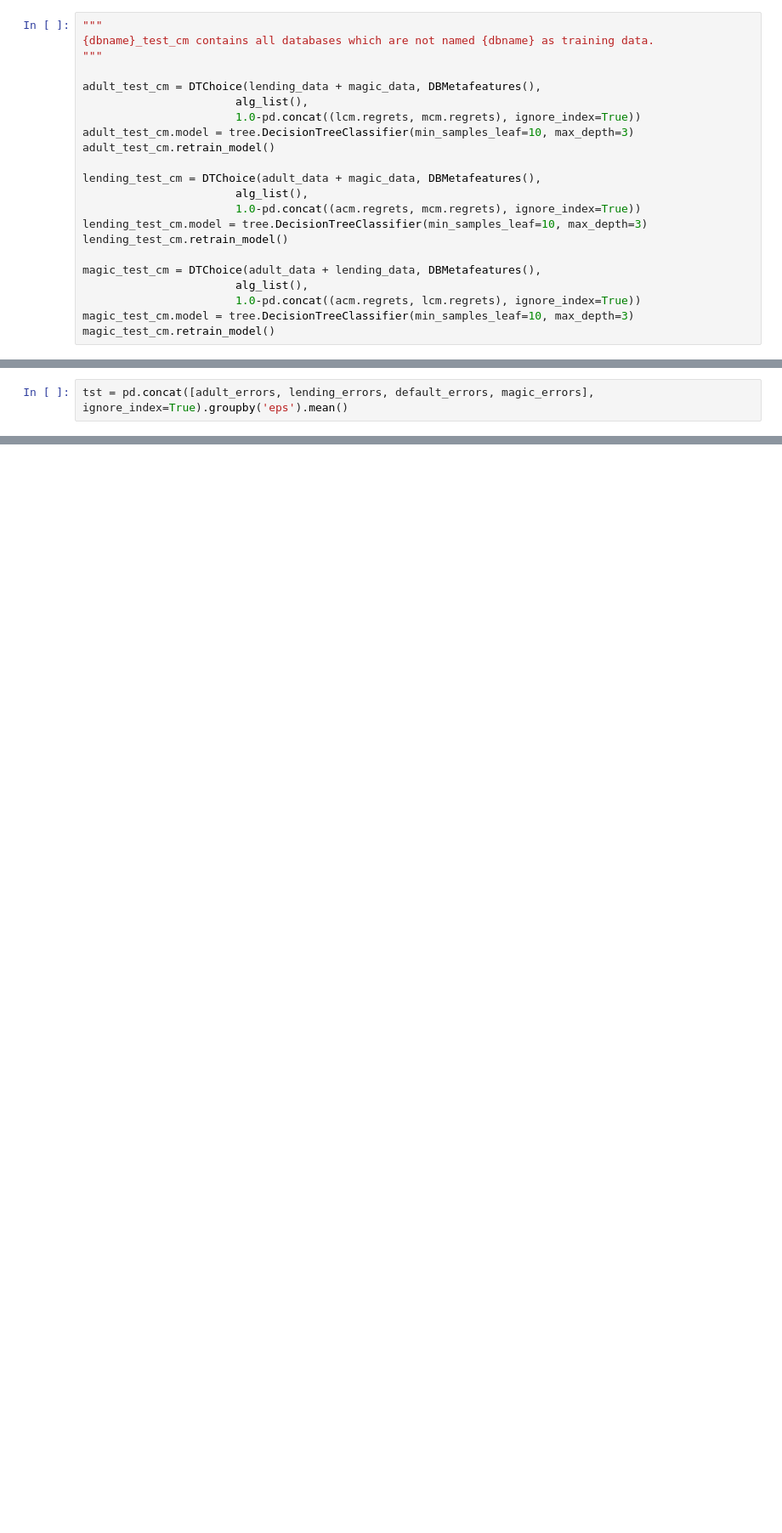
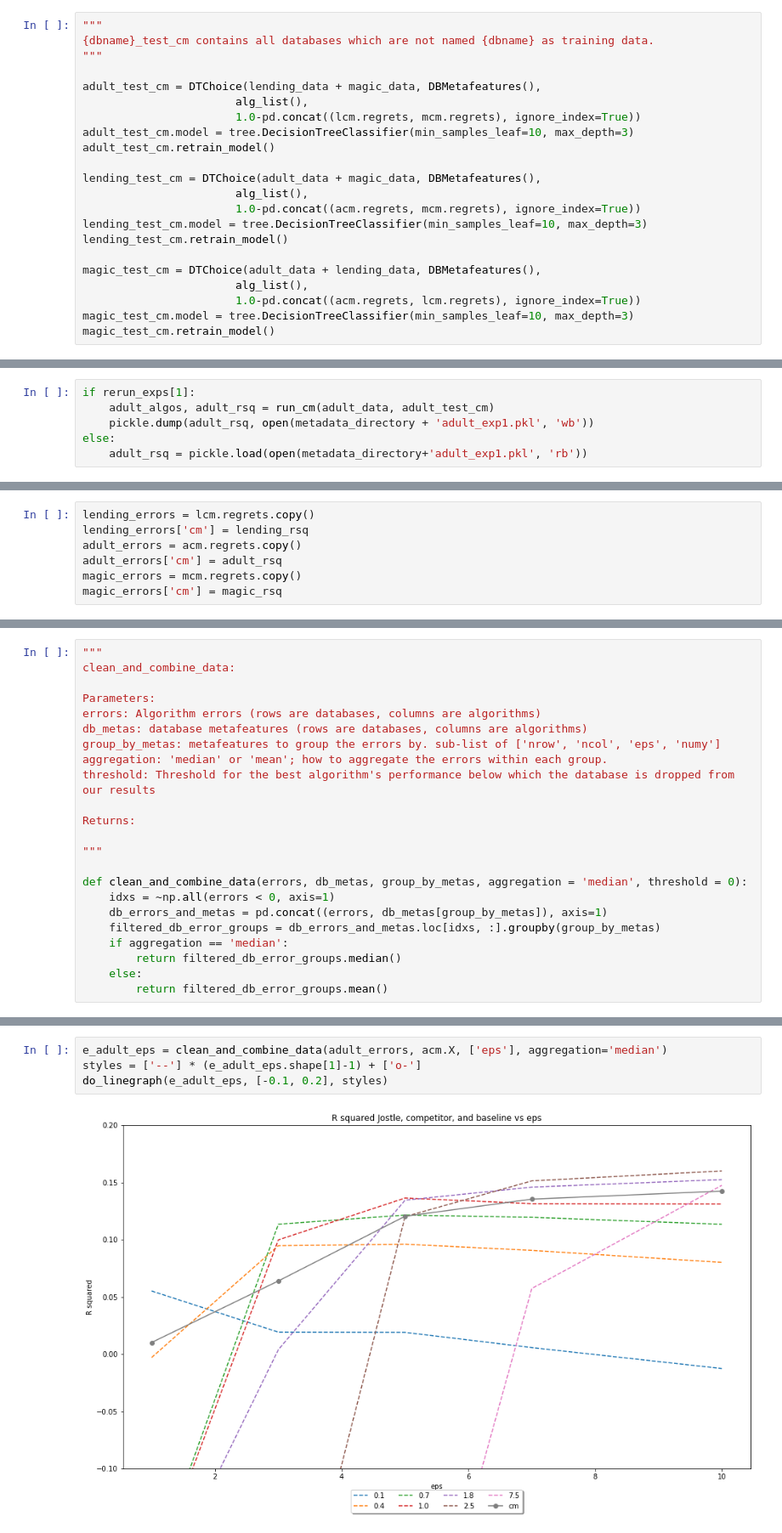
Before and after one commit to jimola/S18_Research, a Jupyter notebook: Python/LogRegChoice.ipynb, the cells around one changed output, grey strips where cells are left out. Shown at 85% size. Drawn from its saved outputs; the diff is of its cells as text; blank space fills up the shorter version.

```diff
--- a/Python/LogRegChoice.ipynb
+++ b/Python/LogRegChoice.ipynb
@@ -557,2 +348,0 @@ tst = adult_errors2.groupby('eps').mean()
-# %%
-tst = pd.concat([adult_errors, lending_errors, default_errors, magic_errors], ignore_index=True).groupby('eps').mean()
@@ -604,0 +374,6 @@ adult_data_test[0]
+# %%
+if rerun_exps[1]:
+    adult_algos, adult_rsq = run_cm(adult_data, adult_test_cm)
+    pickle.dump(adult_rsq, open(metadata_directory + 'adult_exp1.pkl', 'wb'))
+else:
+    adult_rsq = pickle.load(open(metadata_directory+'adult_exp1.pkl', 'rb'))
@@ -604,0 +390,7 @@ adult_data_test[0]
+# %%
+lending_errors = lcm.regrets.copy()
+lending_errors['cm'] = lending_rsq
+adult_errors = acm.regrets.copy()
+adult_errors['cm'] = adult_rsq
+magic_errors = mcm.regrets.copy()
+magic_errors['cm'] = magic_rsq
@@ -604,0 +400,23 @@ adult_data_test[0]
+# %%
+"""
+clean_and_combine_data:
+
+Parameters:
+errors: Algorithm errors (rows are databases, columns are algorithms)
+db_metas: database metafeatures (rows are databases, columns are algorithms)
+group_by_metas: metafeatures to group the errors by. sub-list of ['nrow', 'ncol', 'eps', 'numy']
+aggregation: 'median' or 'mean'; how to aggregate the errors within each group.
+threshold: Threshold for the best algorithm's performance below which the database is dropped from our results
+
+Returns:
+
+"""
+
+def clean_and_combine_data(errors, db_metas, group_by_metas, aggregation = 'median', threshold = 0):
+    idxs = ~np.all(errors < 0, axis=1)
+    db_errors_and_metas = pd.concat((errors, db_metas[group_by_metas]), axis=1)
+    filtered_db_error_groups = db_errors_and_metas.loc[idxs, :].groupby(group_by_metas)
+    if aggregation == 'median':
+        return filtered_db_error_groups.median()
+    else:
+        return filtered_db_error_groups.mean()
@@ -604,0 +487,6 @@ adult_data_test[0]
+# %%
+e_adult_eps = clean_and_combine_data(adult_errors, acm.X, ['eps'], aggregation='median')
+styles = ['--'] * (e_adult_eps.shape[1]-1) + ['o-']
+do_linegraph(e_adult_eps, [-0.1, 0.2], styles)
+# %% [output]
+[figure, added]
```
Also changed, not shown: parts of 104 cells of this notebook.
